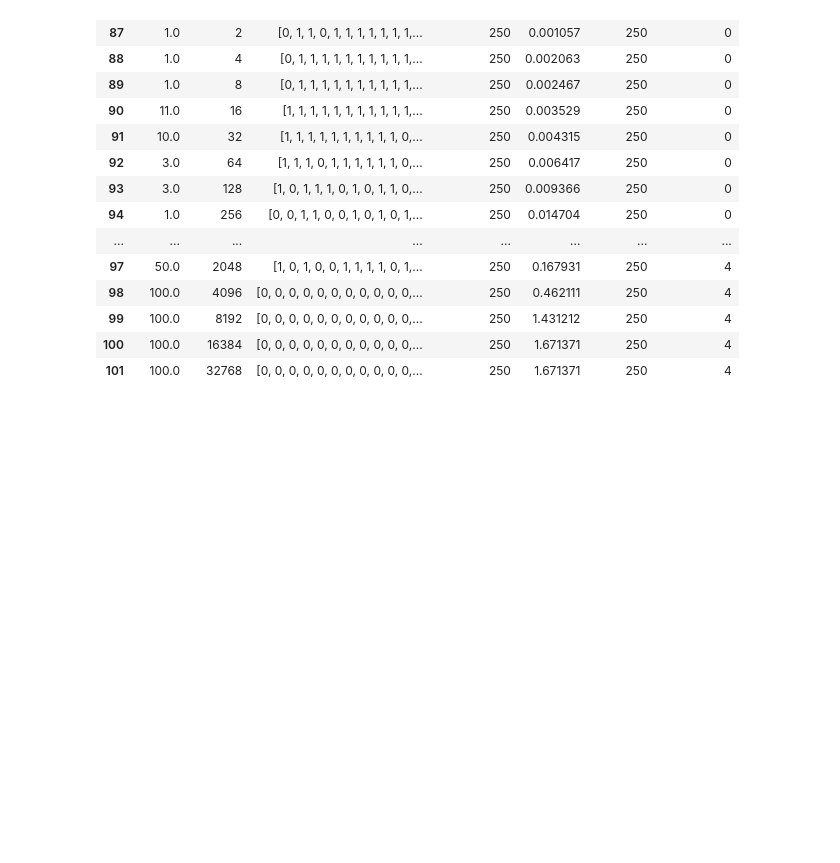
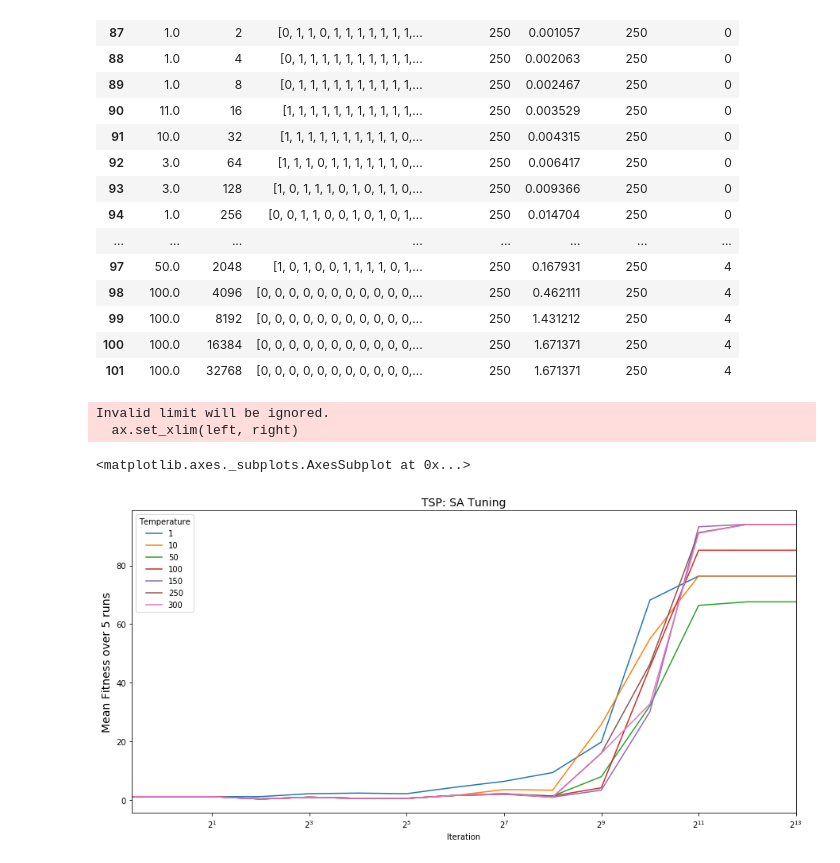
Before and after one commit to sbassam/cs-7641-projects, a Jupyter notebook: assignment-2/TSP - Hyperparameter Tuning.ipynb, the cells around one changed output. Cells and saved outputs as stored; diff of their text form; code cells hidden in the pictures; blank space fills up the shorter version.

```diff
--- a/assignment-2/TSP - Hyperparameter Tuning.ipynb
+++ b/assignment-2/TSP - Hyperparameter Tuning.ipynb
@@ -223,3 +223,24 @@ for i in range(5):
     mimic_str, mimic_run_curves = mimic.run()
     mimic_str['run_number'] = i
     mimic_tuning = mimic_tuning.append(mimic_str)
+# %%
+sa_tuning = pd.read_csv('out/sa_FourPeaks.csv')
+# Temperature is actually a GeomDecay object. get the actual temperature:
+#sa_tuning['Temperature'] = sa_tuning['Temperature'].apply(lambda x: x.init_temp)
+# group by Temperature and Iteration
+sa_grouped = sa_tuning[['Fitness', 'Temperature', 'Iteration', 'run_number']]
+sa_grouped = sa_grouped.groupby(['Temperature', 'Iteration'])
+# Take the mean of runs
+sa_grouped = sa_grouped.agg({'Fitness': np.mean})
+# https://scentellegher.github.io/programming/2017/07/15/pandas-groupby-multiple-columns-plot.html
+fig, ax = plt.subplots(figsize=(15,7))
+plt.xscale('log', basex=2)
+plt.ylabel('Mean Fitness over 5 runs', fontsize=14)
+plt.title('TSP: SA Tuning', fontsize=14)
+# use unstack()
+sa_grouped.groupby(['Iteration','Temperature']).mean()['Fitness'].unstack().plot(ax=ax)
+# %% [output]
+Invalid limit will be ignored.
+  ax.set_xlim(left, right)
+<matplotlib.axes._subplots.AxesSubplot at 0x...>
+[figure, added]
```
Also changed, not shown: parts of 2 cells of this notebook, 54 other files.
